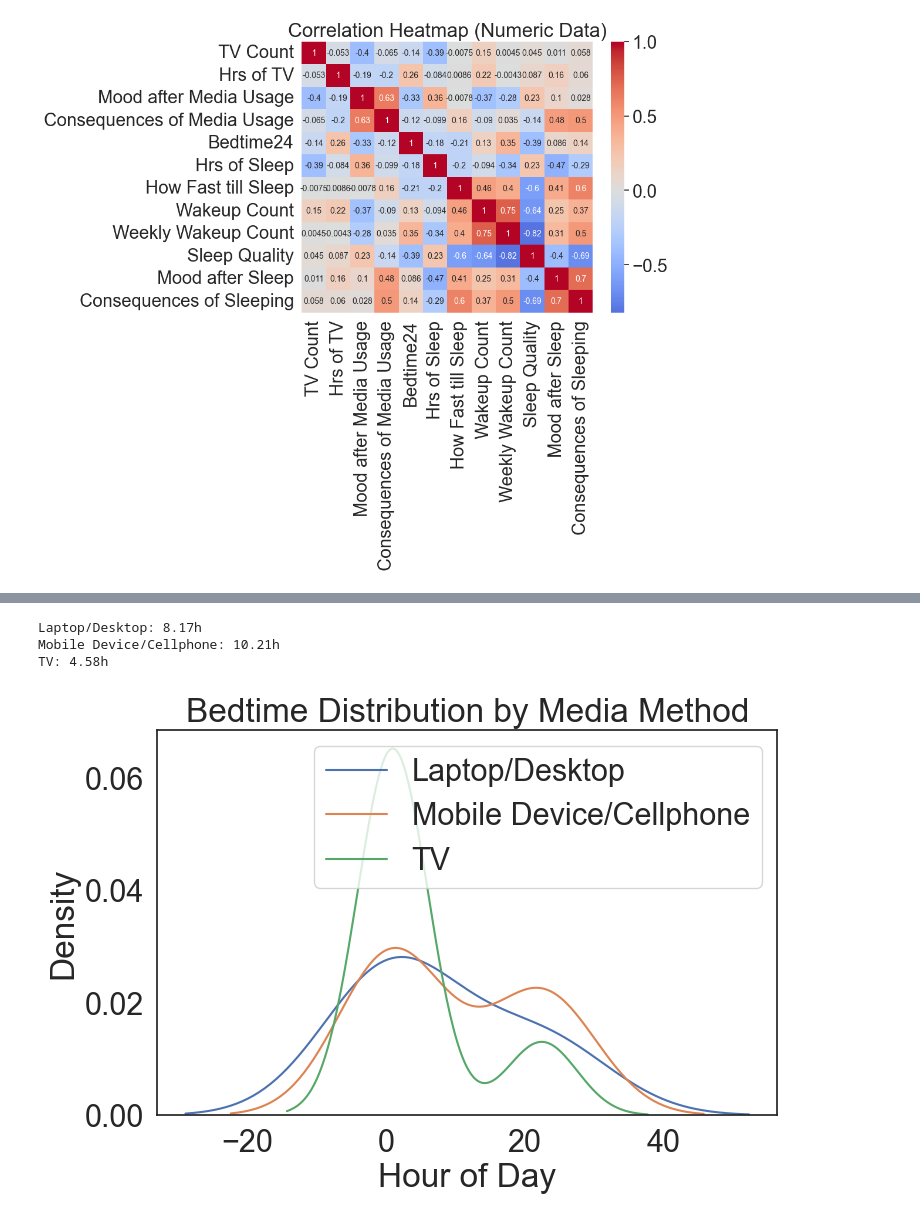
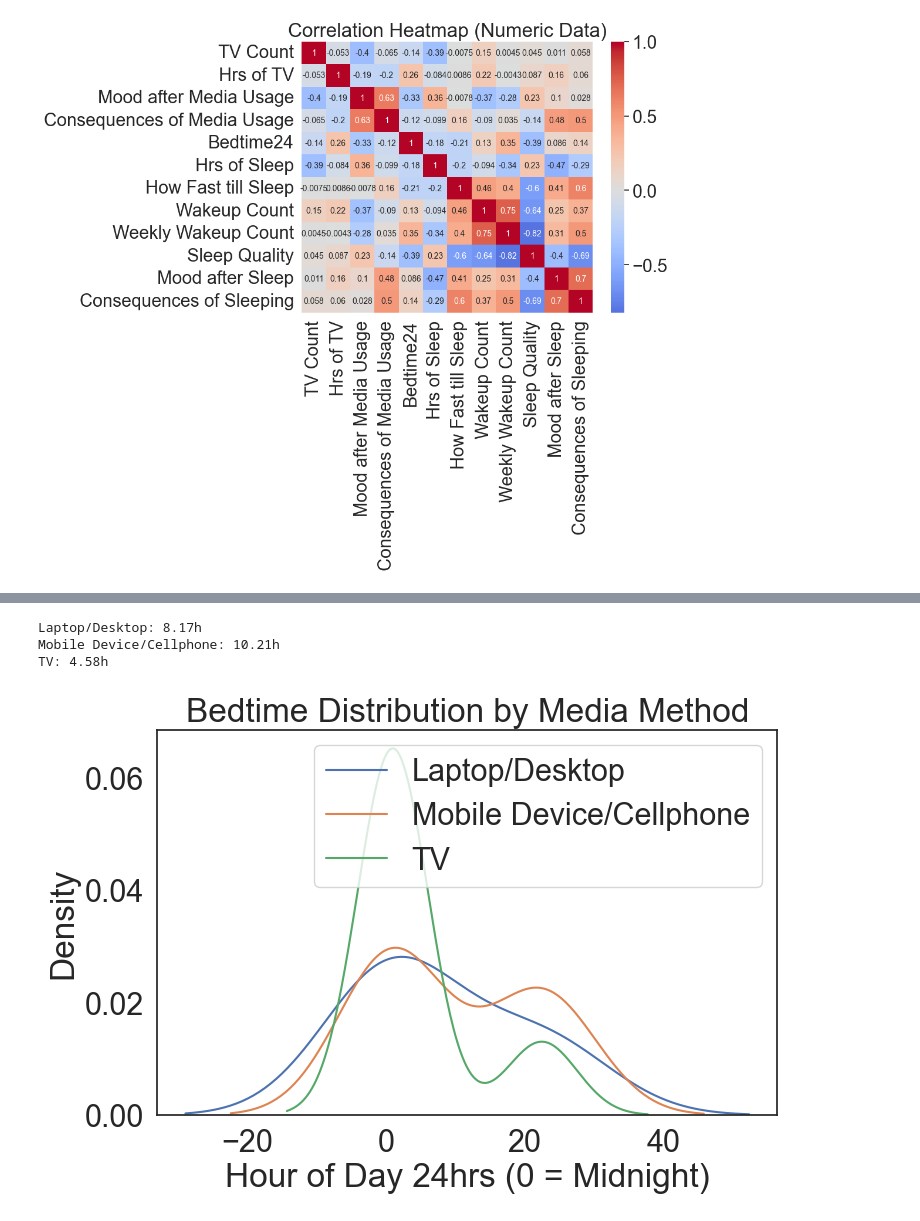
Before and after one commit to BellaIngenue/Media-Usage-and-Sleep, a Jupyter notebook: SleepAndMedia.ipynb, the cells around one changed output, grey strips where cells are left out. Cells and saved outputs as stored; diff of their text form; code cells hidden in the pictures.

```diff
--- a/SleepAndMedia.ipynb
+++ b/SleepAndMedia.ipynb
@@ -376,19 +405,19 @@ plt.show()
 # %%
 # Average bedtime by Media Method
 for col in df_media.columns:
     avg_bedtime = df_numeric["Bedtime24"][df_media[col] == 1].mean()
     print(f"{col}: {avg_bedtime:.2f}h")
 
 
 plt.figure(figsize=(8,5))
 for col in df_media.columns:
     sns.kdeplot(df_numeric["Bedtime24"][df_media[col]==1], label=col)
 plt.legend()
 plt.title("Bedtime Distribution by Media Method")
-plt.xlabel("Hour of Day")
+plt.xlabel("Hour of Day 24hrs (0 = Midnight)")
 plt.show()
 # %% [output]
 Laptop/Desktop: 8.17h
 Mobile Device/Cellphone: 10.21h
 TV: 4.58h
-[figure, old version]
+[figure, new version]
```
Also changed, not shown: parts of 5 cells of this notebook, 1 other file.
